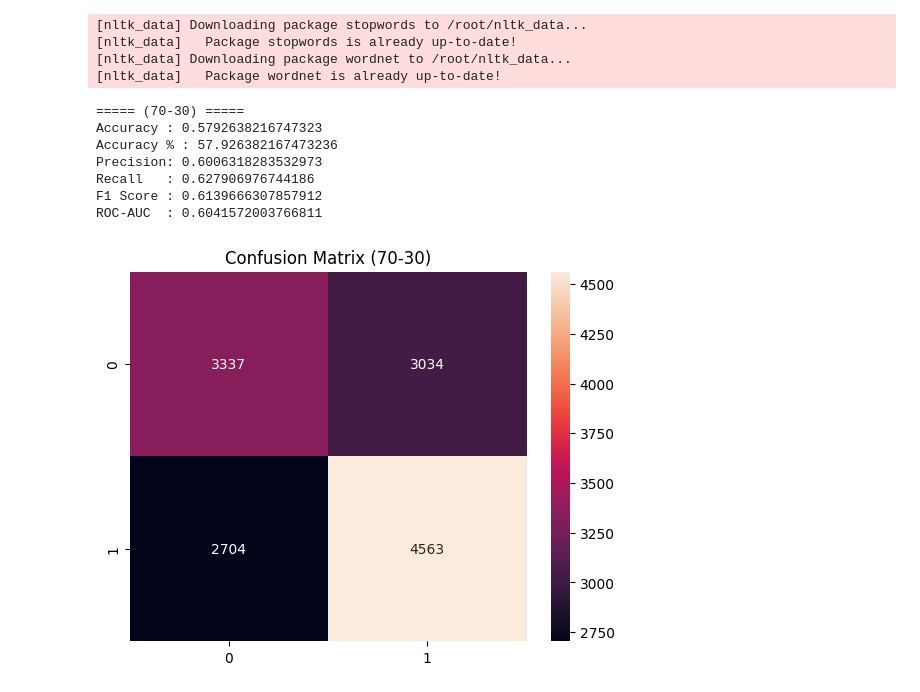
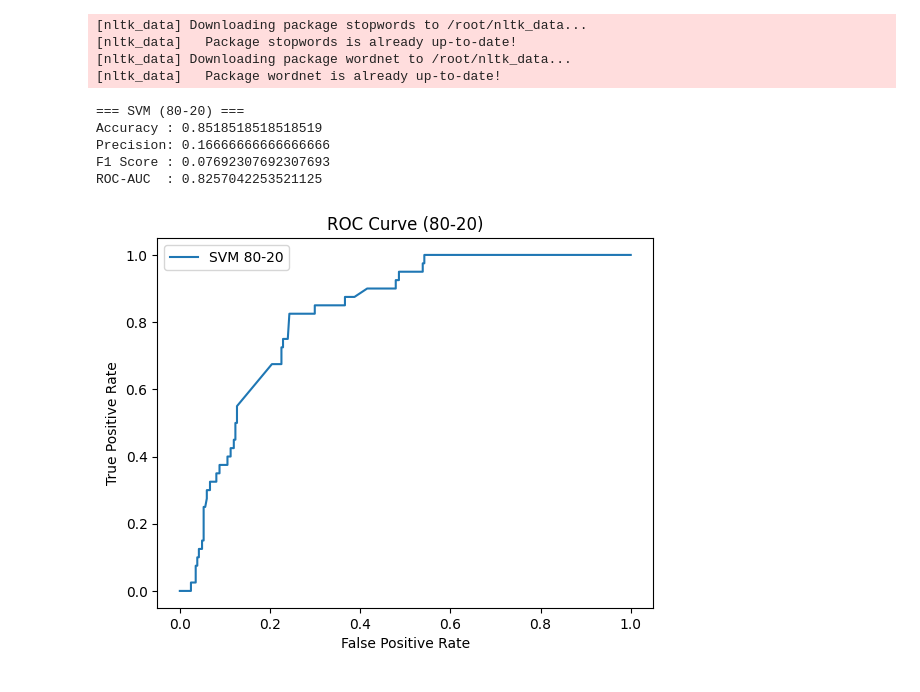
Before and after one commit to MehulShukla-git/Movie_Recommendation_System, a Jupyter notebook: SVM.ipynb, the cells around one changed output. Cells and saved outputs as stored; diff of their text form; code cells hidden in the pictures.

```diff
--- a/SVM.ipynb
+++ b/SVM.ipynb
@@ -88,45 +87,41 @@ X_dense = X.toarray()
 # %%
 from sklearn.model_selection import train_test_split
-from sklearn.svm import LinearSVC
+from sklearn.svm import SVC
 from sklearn.metrics import *
 
-# 70-30 Split
-X_train, X_test, y_train, y_test = train_test_split(
-    X, y, test_size=0.3, random_state=42
+# convert small data only
+X_small = X.toarray()
+
+X_train_80, X_test_20, y_train_80, y_test_20 = train_test_split(
+    X_small, y, test_size=0.2, random_state=42, stratify=y
 )
 
-svm = LinearSVC()
-svm.fit(X_train, y_train)
+svm = SVC(kernel='linear', probability=True)
+svm.fit(X_train_80, y_train_80)
 
-y_pred = svm.predict(X_test)
-y_score = svm.decision_function(X_test)
+y_pred_80 = svm.predict(X_test_20)
+y_prob_80 = svm.predict_proba(X_test_20)[:,1]
 
-acc = accuracy_score(y_test, y_pred)
-
-print("===== (70-30) =====")
-print("Accuracy :", acc)
-print("Accuracy % :", acc * 100)
-print("Precision:", precision_score(y_test, y_pred))
-print("Recall   :", recall_score(y_test, y_pred))
-print("F1 Score :", f1_score(y_test, y_pred))
-print("ROC-AUC  :", roc_auc_score(y_test, y_score))
+print("=== SVM (80-20) ===")
+print("Accuracy :", accuracy_score(y_test_20, y_pred_80))
+print("Precision:", precision_score(y_test_20, y_pred_80))
+print("F1 Score :", f1_score(y_test_20, y_pred_80))
+print("ROC-AUC  :", roc_auc_score(y_test_20, y_prob_80))
 # %% [output]
-===== (70-30) =====
-Accuracy : 0.5792638216747323
-Accuracy % : 57.926382167473236
-Precision: 0.6006318283532973
-Recall   : 0.627906976744186
-F1 Score : 0.6139666307857912
-ROC-AUC  : 0.6041572003766811
+=== SVM (80-20) ===
+Accuracy : 0.8518518518518519
+Precision: 0.16666666666666666
+F1 Score : 0.07692307692307693
+ROC-AUC  : 0.8257042253521125
-# %%
-# Confusion Matrix
-import seaborn as sns
-import matplotlib.pyplot as plt
-
-cm = confusion_matrix(y_test, y_pred)
-plt.figure()
-sns.heatmap(cm, annot=True, fmt='d')
-plt.title("Confusion Matrix (70-30)")
-plt.show()
-# %% [output]
-[figure, removed]
+# %%
+fpr_80, tpr_80, _ = roc_curve(y_test_20, y_prob_80)
+
+plt.figure()
+plt.plot(fpr_80, tpr_80, label="SVM 80-20")
+plt.xlabel("False Positive Rate")
+plt.ylabel("True Positive Rate")
+plt.title("ROC Curve (80-20)")
+plt.legend()
+plt.show()
+# %% [output]
+[figure, added]
```
Also changed, not shown: parts of 14 cells of this notebook.
